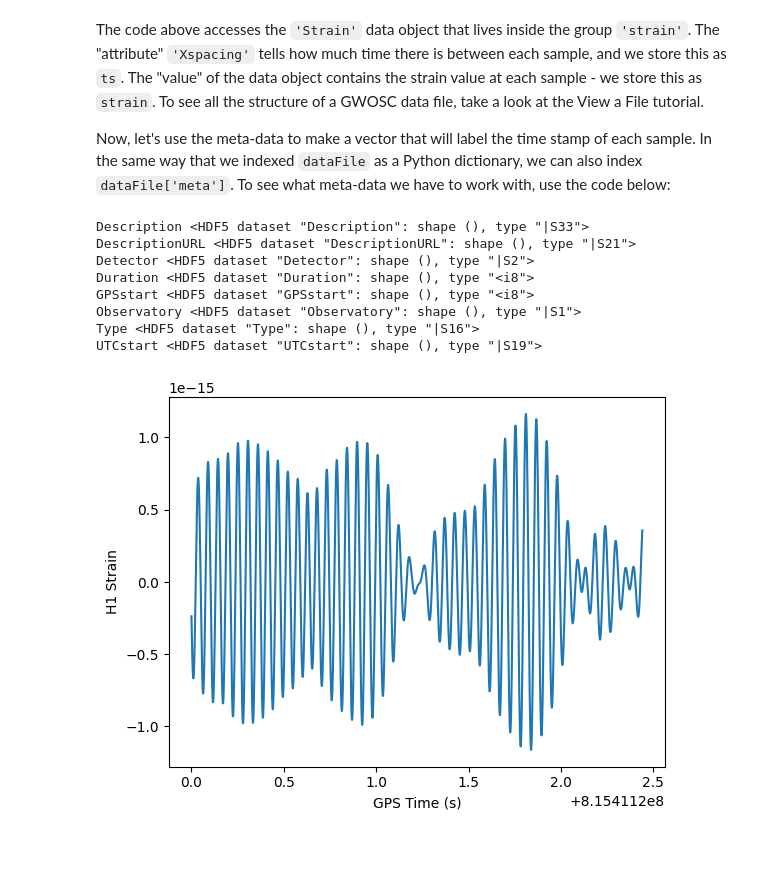
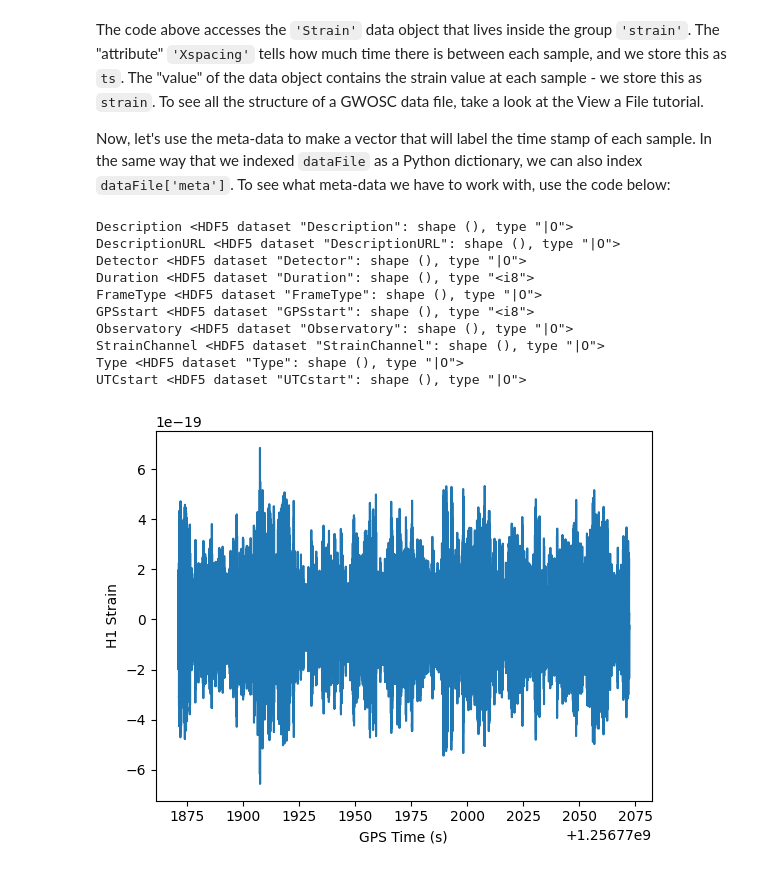
Before and after one commit to gwosc-tutorial/introduction_gwosc_data_files, a Jupyter notebook: 02 - What's in a GWOSC Data File.ipynb, the cells around one changed output. Drawn from its saved outputs; the diff is of its cells as text; code cells hidden in the pictures.

Commit message:
Update "02 - What's in a GWOSC Data File" according to changes in first tutorial

```diff
--- a/02 - What's in a GWOSC Data File.ipynb
+++ b/02 - What's in a GWOSC Data File.ipynb
@@ -17,7 +17,7 @@ import h5py
 #-------------------------
 # Open the File
 #-------------------------
-fileName = 'H-H1_LOSC_4_V1-815411200-4096.hdf5'
+fileName = 'H-H1_GWOSC_O3b_4KHZ_R1-1256771584-4096.hdf5'
 dataFile = h5py.File(fileName, 'r')
 # %%
 #----------------------
@@ -52,14 +52,16 @@ meta = dataFile['meta']
 for key in metaKeys:
     print(key, meta[key])
 # %% [output]
-Description <HDF5 dataset "Description": shape (), type "|S33">
-DescriptionURL <HDF5 dataset "DescriptionURL": shape (), type "|S21">
-Detector <HDF5 dataset "Detector": shape (), type "|S2">
+Description <HDF5 dataset "Description": shape (), type "|O">
+DescriptionURL <HDF5 dataset "DescriptionURL": shape (), type "|O">
+Detector <HDF5 dataset "Detector": shape (), type "|O">
 Duration <HDF5 dataset "Duration": shape (), type "<i8">
+FrameType <HDF5 dataset "FrameType": shape (), type "|O">
 GPSstart <HDF5 dataset "GPSstart": shape (), type "<i8">
-Observatory <HDF5 dataset "Observatory": shape (), type "|S1">
-Type <HDF5 dataset "Type": shape (), type "|S16">
-UTCstart <HDF5 dataset "UTCstart": shape (), type "|S19">
+Observatory <HDF5 dataset "Observatory": shape (), type "|O">
+StrainChannel <HDF5 dataset "StrainChannel": shape (), type "|O">
+Type <HDF5 dataset "Type": shape (), type "|O">
+UTCstart <HDF5 dataset "UTCstart": shape (), type "|O">
 # %%
 #---------------------------
 # Create a time vector
@@ -72,11 +74,11 @@ time = np.arange(gpsStart, gpsEnd, ts)
 # %%
 #----------------------
 # Plot the time series
 #----------------------
-numSamples = 10000
+numSamples = 2000000
 plt.plot(time[0:numSamples], strain[0:numSamples])
 plt.xlabel('GPS Time (s)')
 plt.ylabel('H1 Strain')
 plt.show()
 # %% [output]
-[figure, old version]
+[figure, new version]
```
Also changed, not shown: parts of 1 cell of this notebook.
